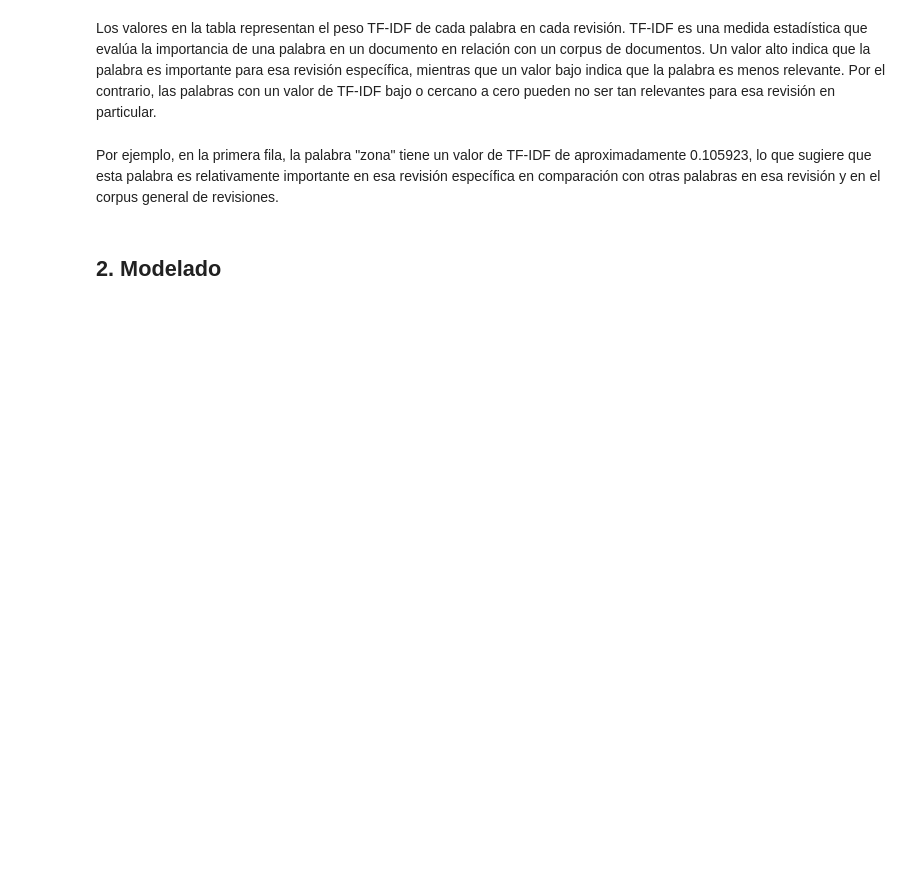
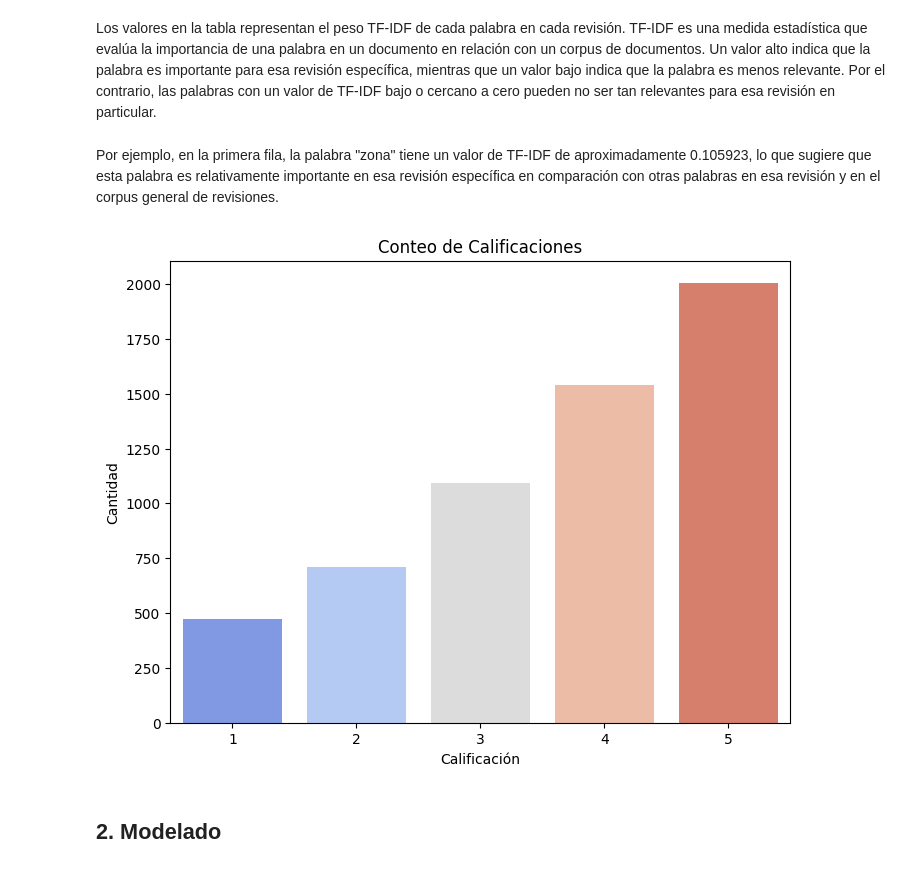
Before and after one commit to BI-Grupo36/Proyecto1_Etapa1, a Jupyter notebook: Proyecto1_Etapa1.ipynb, the cells around one changed output. Saved outputs shown, nothing was run; the diff lists cells and outputs as text; code cells hidden in the pictures; blank space fills up the shorter version.

```diff
--- a/Proyecto1_Etapa1.ipynb
+++ b/Proyecto1_Etapa1.ipynb
@@ -509,3 +540,12 @@ print(X_train_df.head(10))
 Los valores en la tabla representan el peso TF-IDF de cada palabra en cada revisión. TF-IDF es una medida estadística que evalúa la importancia de una palabra en un documento en relación con un corpus de documentos. Un valor alto indica que la palabra es importante para esa revisión específica, mientras que un valor bajo indica que la palabra es menos relevante. Por el contrario, las palabras con un valor de TF-IDF bajo o cercano a cero pueden no ser tan relevantes para esa revisión en particular.
 # %% [markdown]
 Por ejemplo, en la primera fila, la palabra "zona" tiene un valor de TF-IDF de aproximadamente 0.105923, lo que sugiere que esta palabra es relativamente importante en esa revisión específica en comparación con otras palabras en esa revisión y en el corpus general de revisiones.
+# %%
+plt.figure(figsize=(8, 6))
+sns.countplot(data=data, x='Class', palette='coolwarm')
+plt.title('Conteo de Calificaciones')
+plt.xlabel('Calificación')
+plt.ylabel('Cantidad')
+plt.show()
+# %% [output]
+[figure, added]
```
Also changed, not shown: parts of 29 cells of this notebook, 1 other file.
